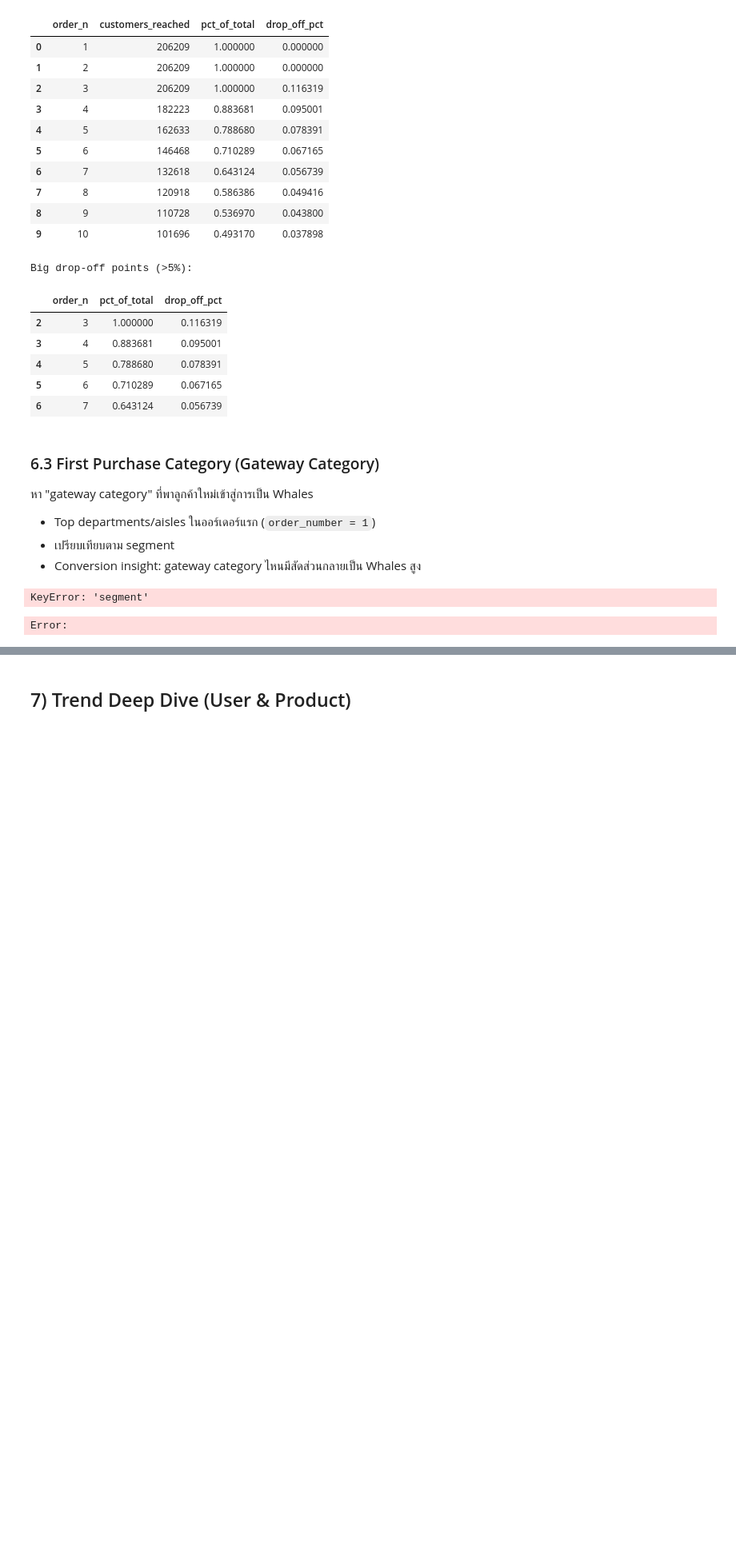
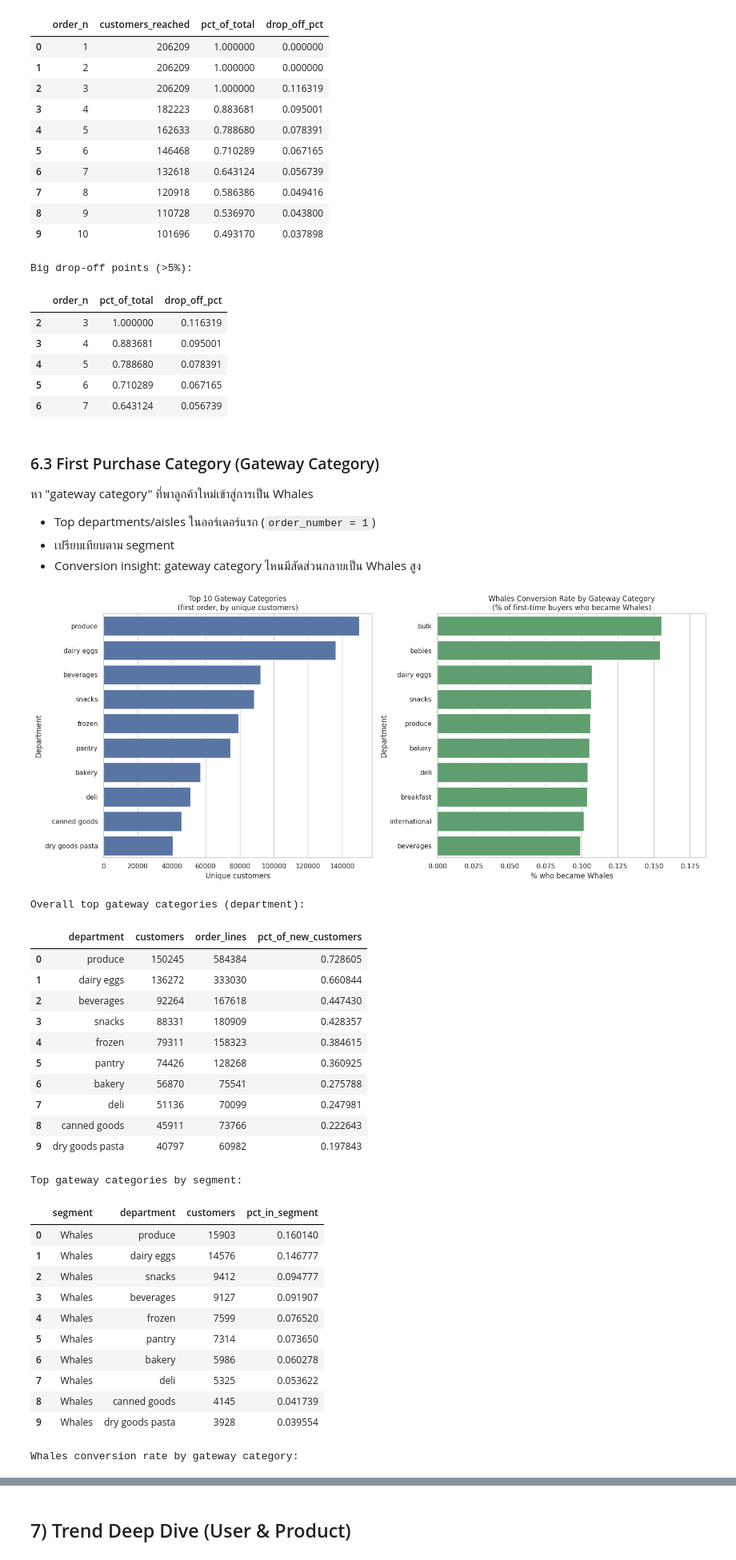
Before and after one commit to ppts2545/Instacart-Market-Basket-Analysis, a Jupyter notebook: notebooks/02_Exploratory_Data_Analysis/02c_customer_trends_diagnostics.ipynb, the cells around one changed output, grey strips where cells are left out. Shown at 80% size. Saved outputs shown, nothing was run; the diff lists cells and outputs as text; code cells hidden in the pictures; blank space fills up the shorter version.

```diff
--- a/notebooks/02_Exploratory_Data_Analysis/02c_customer_trends_diagnostics.ipynb
+++ b/notebooks/02_Exploratory_Data_Analysis/02c_customer_trends_diagnostics.ipynb
@@ -1065,7 +737,7 @@ GATEWAY_COL = "department"  # switch to "aisle" for finer granularity
 
 first_order_df = df[df["order_number"] == 1].copy()
 
-# Ensure department column exists
+# Ensure gateway column exists
 if GATEWAY_COL not in first_order_df.columns:
     product_dim_gw = data_access_module.load_product_dimension(
         use_sample=USE_SAMPLE, project_root=PROJECT_ROOT
@@ -1087,8 +759,30 @@ gateway_overall["pct_of_new_customers"] = (
     gateway_overall["customers"] / first_order_df["user_id"].nunique()
 )
 
-# 2) Gateway by segment — which category did each segment start with?
-first_order_seg = first_order_df.merge(rfm[["user_id", "segment"]], on="user_id", how="left")
+# 2) Gateway by segment — robustly resolve segment from either df or rfm
+segment_lookup = None
+if "rfm" in globals() and isinstance(rfm, pd.DataFrame) and {"user_id", "segment"}.issubset(rfm.columns):
+    segment_lookup = rfm[["user_id", "segment"]].drop_duplicates()
+
+if segment_lookup is not None:
+    first_order_seg = first_order_df.merge(
+        segment_lookup,
+        on="user_id",
+        how="left",
+        suffixes=("", "_rfm"),
+    )
+else:
+    first_order_seg = first_order_df.copy()
+
+segment_candidates = [
+    col for col in ["segment", "segment_rfm", "segment_x", "segment_y"]
+    if col in first_order_seg.columns
+]
+if segment_candidates:
+    first_order_seg["segment"] = first_order_seg[segment_candidates].bfill(axis=1).iloc[:, 0]
+else:
+    first_order_seg["segment"] = "Unknown"
+
 first_order_seg["segment"] = first_order_seg["segment"].fillna("Unknown")
 
 gateway_by_segment = (
@@ -1122,40 +816,69 @@ whale_conversion = (
     .sort_values("whale_conversion_rate", ascending=False)
     .reset_index(drop=True)
 )
 
 fig, axes = plt.subplots(1, 2, figsize=(16, 7))
 
 sns.barplot(
     data=gateway_overall,
     x="customers",
     y=GATEWAY_COL,
     color="#4C72B0",
     ax=axes[0],
 )
 axes[0].set_title(f"Top {TOP_N_GATEWAY} Gateway Categories\n(first order, by unique customers)")
 axes[0].set_xlabel("Unique customers")
 axes[0].set_ylabel(GATEWAY_COL.title())
 
 # Whales conversion rate by gateway category (top 10)
 top_whale_conv = whale_conversion.head(TOP_N_GATEWAY)
-sns.barplot(
-    data=top_whale_conv,
-    x="whale_conversion_rate",
-    y=GATEWAY_COL,
-    color="#55A868",
-    ax=axes[1],
-)
+if not top_whale_conv.empty:
+    sns.barplot(
+        data=top_whale_conv,
+        x="whale_conversion_rate",
+        y=GATEWAY_COL,
+        color="#55A868",
+        ax=axes[1],
+    )
+    axes[1].set_xlim(0, top_whale_conv["whale_conversion_rate"].max() * 1.2)
+else:
+    axes[1].text(0.5, 0.5, "No Whale customers found", ha="center", va="center")
+    axes[1].set_xlim(0, 1)
+
 axes[1].set_title(f"Whales Conversion Rate by Gateway Category\n(% of first-time buyers who became Whales)")
 axes[1].set_xlabel("% who became Whales")
 axes[1].set_ylabel(GATEWAY_COL.title())
-axes[1].set_xlim(0, top_whale_conv["whale_conversion_rate"].max() * 1.2)
 
 plt.tight_layout()
 plt.show()
 
 show_df(gateway_overall, title=f"Overall top gateway categories ({GATEWAY_COL}):")
 show_df(top_gateway_by_segment, title="Top gateway categories by segment:")
 show_df(whale_conversion, title="Whales conversion rate by gateway category:")
 # %% [output]
+[figure, added]
-KeyError: 'segment'
+Overall top gateway categories (department):
+|  | department | customers | order_lines | pct_of_new_customers |
+| 0 | produce | 150245 | 584384 | 0.728605 |
+| 1 | dairy eggs | 136272 | 333030 | 0.660844 |
+| 2 | beverages | 92264 | 167618 | 0.447430 |
+| 3 | snacks | 88331 | 180909 | 0.428357 |
+| 4 | frozen | 79311 | 158323 | 0.384615 |
+| 5 | pantry | 74426 | 128268 | 0.360925 |
+| 6 | bakery | 56870 | 75541 | 0.275788 |
+| 7 | deli | 51136 | 70099 | 0.247981 |
+| 8 | canned goods | 45911 | 73766 | 0.222643 |
+| 9 | dry goods pasta | 40797 | 60982 | 0.197843 |
-Error:
+Top gateway categories by segment:
+|  | segment | department | customers | pct_in_segment |
+| 0 | Whales | produce | 15903 | 0.160140 |
+| 1 | Whales | dairy eggs | 14576 | 0.146777 |
+| 2 | Whales | snacks | 9412 | 0.094777 |
+| 3 | Whales | beverages | 9127 | 0.091907 |
+| 4 | Whales | frozen | 7599 | 0.076520 |
+| 5 | Whales | pantry | 7314 | 0.073650 |
+| 6 | Whales | bakery | 5986 | 0.060278 |
+| 7 | Whales | deli | 5325 | 0.053622 |
+| 8 | Whales | canned goods | 4145 | 0.041739 |
+| 9 | Whales | dry goods pasta | 3928 | 0.039554 |
+Whales conversion rate by gateway category:
```
Also changed, not shown: parts of 24 cells of this notebook, 3 other files.
